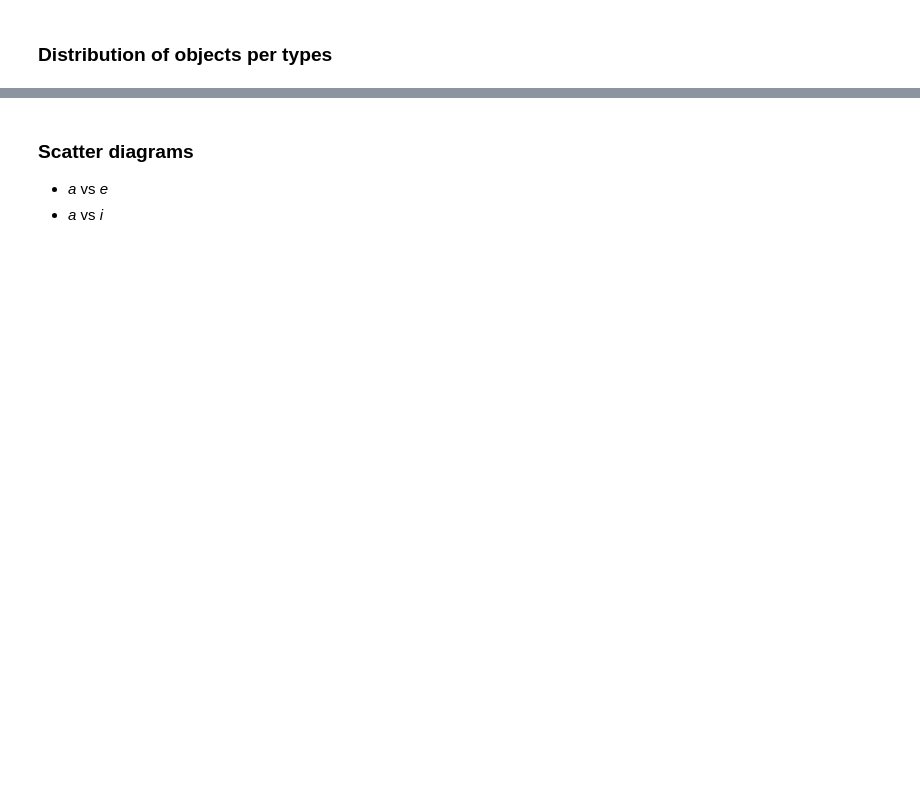
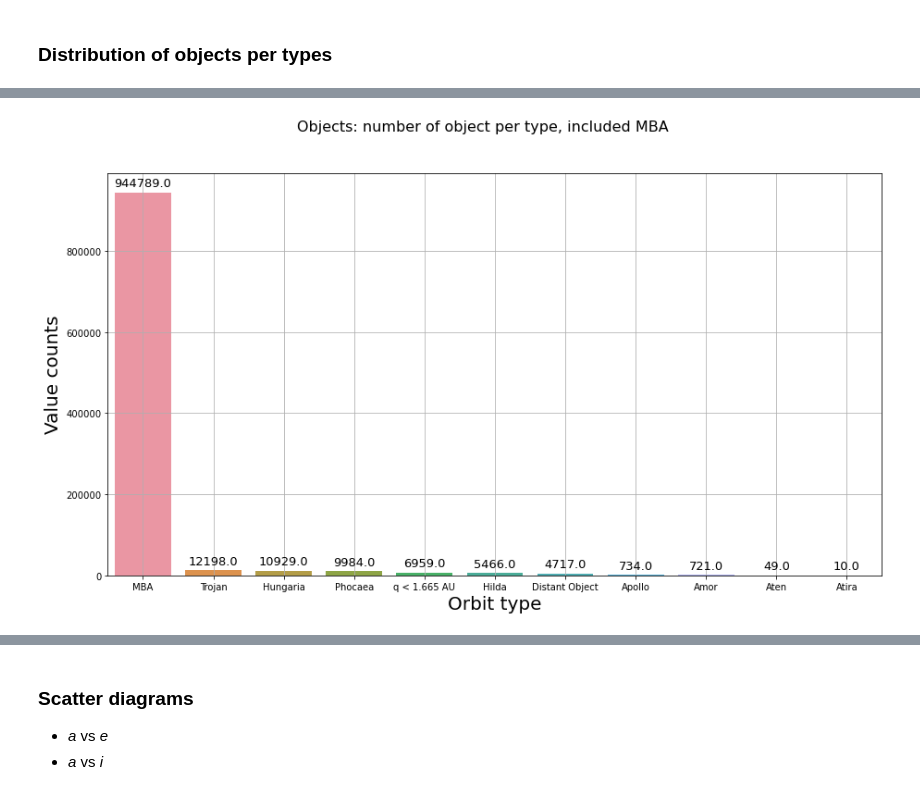
Before and after one commit to alexfum75/Jupiter_Asteroids, a Jupyter notebook: Jupiter_object.ipynb, the cells around one changed output, grey strips where cells are left out. Saved outputs shown, nothing was run; the diff lists cells and outputs as text; code cells hidden in the pictures; blank space fills up the shorter version.

```diff
--- a/Jupiter_object.ipynb
+++ b/Jupiter_object.ipynb
@@ -105,3 +127,20 @@ plt.legend()
+# %%
+import matplotlib.pyplot as plt
+plt.figure(figsize=(15, 8))
+splot=sns.countplot(x="Orbit_type", data=MPC_Jupyter_ALL_MBA, order = MPC_Jupyter_ALL_MBA['Orbit_type'].value_counts().index)
+for p in splot.patches:
+    splot.annotate(format(p.get_height(), '.1f'),
+                   (p.get_x() + p.get_width() / 2., p.get_height()),
+                   ha = 'center', va = 'center',
+                   size=13, xytext = (0, +10), textcoords = 'offset points')
+plt.grid()
+plt.suptitle('Objects: number of object per type, included MBA', fontsize=16)
+plt.xlabel("Orbit type", size=20)
+plt.ylabel("Value counts", size=20)
+
+plt.savefig('all_MBA_objects_distribution.png', dpi=600)
+# %% [output]
+[figure, added]
 # %%
 import matplotlib.pyplot as plt
 plt.figure(figsize=(15, 8))
```
Also changed, not shown: parts of 10 cells of this notebook.
